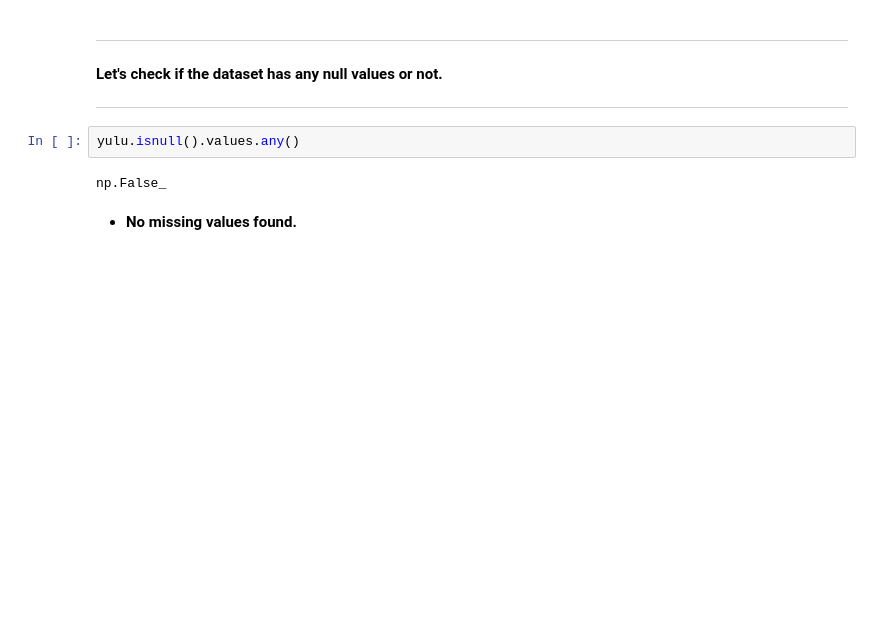
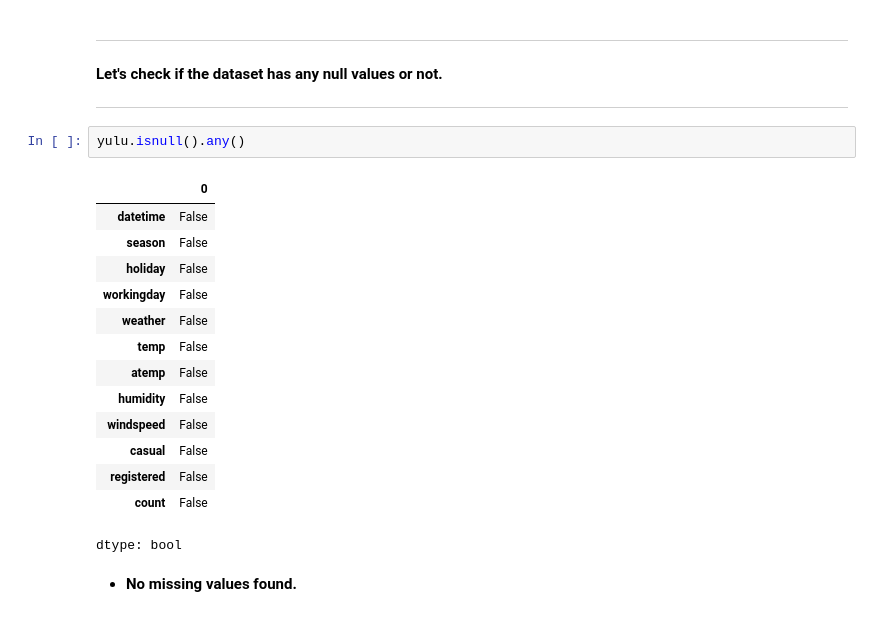
Before and after one commit to RichaGaharwar/Yulu---Hypothesis-Testing, a Jupyter notebook: Yulu_Hypothesis_Testing.ipynb, the cells around one changed output. Cells and saved outputs as stored; diff of their text form; blank space fills up the shorter version.

```diff
--- a/Yulu_Hypothesis_Testing.ipynb
+++ b/Yulu_Hypothesis_Testing.ipynb
@@ -259,9 +259,22 @@ memory usage: 723.7 KB
 
 ---
 # %%
-yulu.isnull().values.any()
+yulu.isnull().any()
 # %% [output]
+|  | 0 |
+| datetime | False |
+| season | False |
+| holiday | False |
+| workingday | False |
+| weather | False |
+| temp | False |
+| atemp | False |
+| humidity | False |
+| windspeed | False |
+| casual | False |
+| registered | False |
+| count | False |
-np.False_
+dtype: bool
 # %% [markdown]
 * **No missing values found.**
 # %% [markdown]
```
Also changed, not shown: parts of 11 cells of this notebook.
